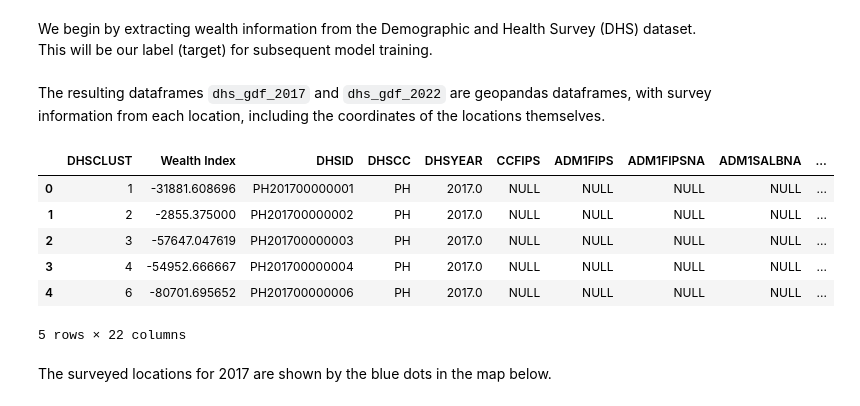
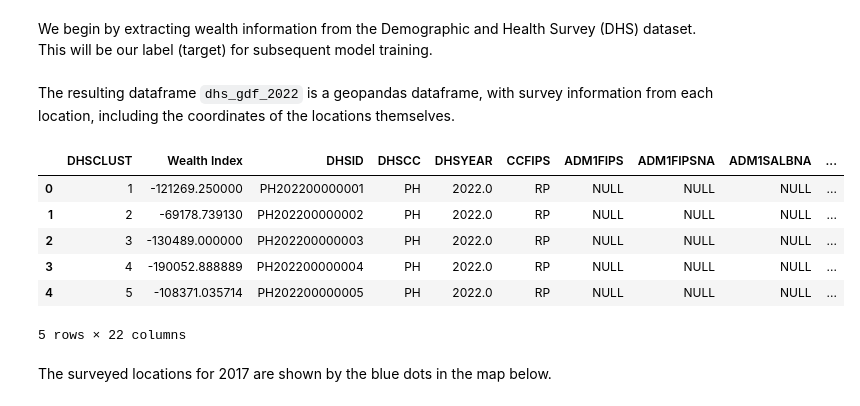
Before and after one commit to teofc111/poverty_mapping, a Jupyter notebook: poverty_mapping.ipynb, the cells around one changed output. Cells and saved outputs as stored; diff of their text form; code cells hidden in the pictures.

```diff
--- a/poverty_mapping.ipynb
+++ b/poverty_mapping.ipynb
@@ -102,14 +92,14 @@ labels_2022 = pd.DataFrame(labels_2022, columns=[OUTPUT_LABEL_COL])
 # %% [markdown]
-The resulting dataframes `dhs_gdf_2017` and `dhs_gdf_2022` are geopandas dataframes, with survey information from each location, including the coordinates of the locations themselves.
+The resulting dataframe `dhs_gdf_2022` is a geopandas dataframe, with survey information from each location, including the coordinates of the locations themselves.
 # %%
-dhs_gdf_2017.head()
+dhs_gdf_2022.head()
 # %% [output]
 |  | DHSCLUST | Wealth Index | DHSID | DHSCC | DHSYEAR | CCFIPS | ADM1FIPS | ADM1FIPSNA | ADM1SALBNA | ... |
-| 0 | 1 | -31881.608696 | PH201700000001 | PH | 2017.0 | NULL | NULL | NULL | NULL | ... |
-| 1 | 2 | -2855.375000 | PH201700000002 | PH | 2017.0 | NULL | NULL | NULL | NULL | ... |
-| 2 | 3 | -57647.047619 | PH201700000003 | PH | 2017.0 | NULL | NULL | NULL | NULL | ... |
-| 3 | 4 | -54952.666667 | PH201700000004 | PH | 2017.0 | NULL | NULL | NULL | NULL | ... |
-| 4 | 6 | -80701.695652 | PH201700000006 | PH | 2017.0 | NULL | NULL | NULL | NULL | ... |
+| 0 | 1 | -121269.250000 | PH202200000001 | PH | 2022.0 | RP | NULL | NULL | NULL | ... |
+| 1 | 2 | -69178.739130 | PH202200000002 | PH | 2022.0 | RP | NULL | NULL | NULL | ... |
+| 2 | 3 | -130489.000000 | PH202200000003 | PH | 2022.0 | RP | NULL | NULL | NULL | ... |
+| 3 | 4 | -190052.888889 | PH202200000004 | PH | 2022.0 | RP | NULL | NULL | NULL | ... |
+| 4 | 5 | -108371.035714 | PH202200000005 | PH | 2022.0 | RP | NULL | NULL | NULL | ... |
 5 rows × 22 columns
 # %% [markdown]
 The surveyed locations for 2017 are shown by the blue dots in the map below.
```
Also changed, not shown: parts of 43 cells of this notebook, 1 other file.
